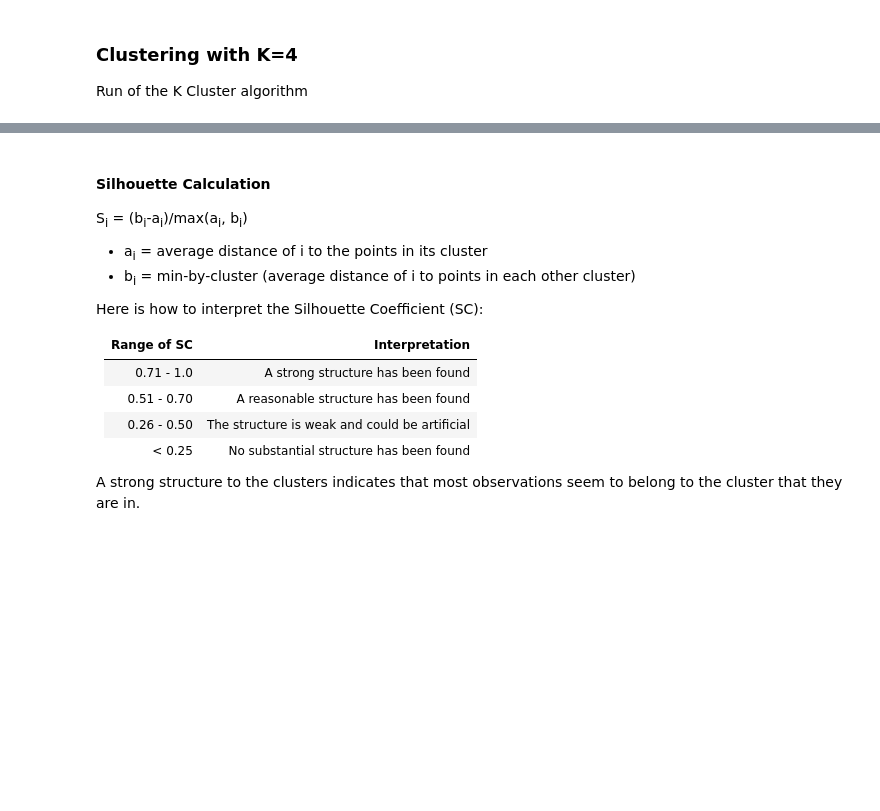
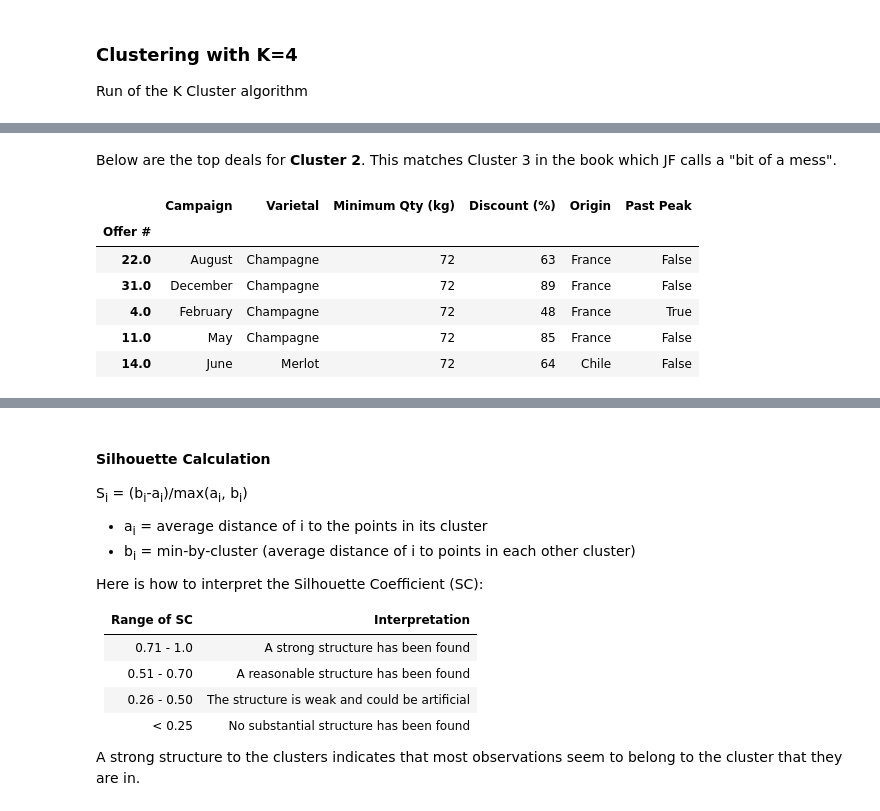
Before and after one commit to slstarnes/data-smart-sans-excel, a Jupyter notebook: Data Smart Sans Excel - Ch. 2.ipynb, the cells around one changed output, grey strips where cells are left out. Drawn from its saved outputs; the diff is of its cells as text; code cells hidden in the pictures; blank space fills up the shorter version.

```diff
--- a/Data Smart Sans Excel - Ch. 2.ipynb
+++ b/Data Smart Sans Excel - Ch. 2.ipynb
@@ -183,0 +254,13 @@ Final Distance: 141.482028
+# %% [markdown]
+Below are the top deals for **Cluster 2**.
+This matches Cluster 3 in the book which JF calls a "bit of a mess".
+# %%
+order_info_df.loc[top_offers[1],:].head()
+# %% [output]
+|  | Campaign | Varietal | Minimum Qty (kg) | Discount (%) | Origin | Past Peak |
+| Offer # |  |  |  |  |  |  |
+| 22.0 | August | Champagne | 72 | 63 | France | False |
+| 31.0 | December | Champagne | 72 | 89 | France | False |
+| 4.0 | February | Champagne | 72 | 48 | France | True |
+| 11.0 | May | Champagne | 72 | 85 | France | False |
+| 14.0 | June | Merlot | 72 | 64 | Chile | False |
```
Also changed, not shown: parts of 63 cells of this notebook.
